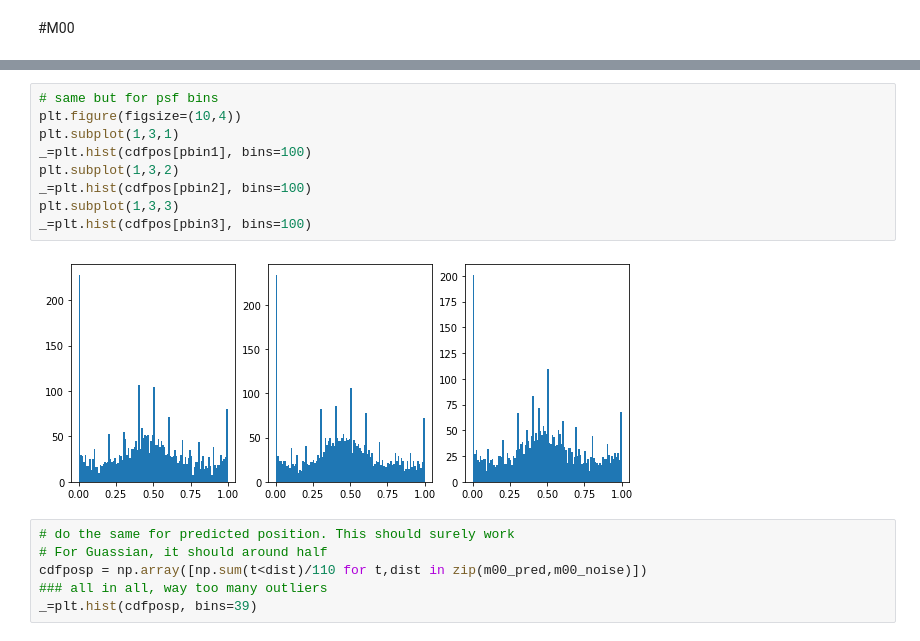
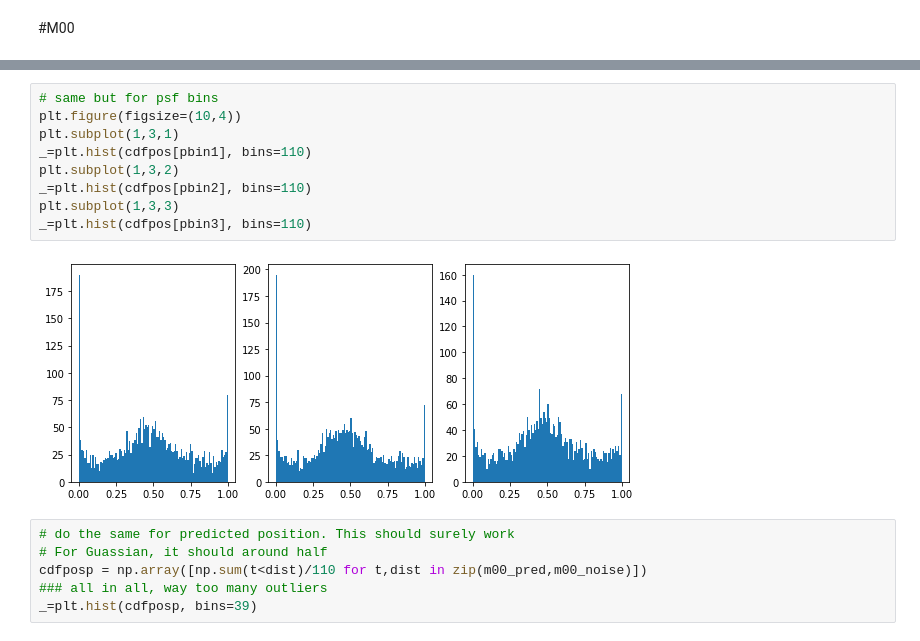
Before and after one commit to hongw579/notebooks, a Jupyter notebook: new_data_dropout_clamp_m10_m01.ipynb, the cells around one changed output, grey strips where cells are left out. Saved outputs shown, nothing was run; the diff lists cells and outputs as text.

```diff
--- a/new_data_dropout_clamp_m10_m01.ipynb
+++ b/new_data_dropout_clamp_m10_m01.ipynb
@@ -241,14 +241,14 @@ _=plt.hist(cdfpos[mbin3], bins=100)
 # %%
 # same but for psf bins
 plt.figure(figsize=(10,4))
 plt.subplot(1,3,1)
-_=plt.hist(cdfpos[pbin1], bins=100)
+_=plt.hist(cdfpos[pbin1], bins=110)
 plt.subplot(1,3,2)
-_=plt.hist(cdfpos[pbin2], bins=100)
+_=plt.hist(cdfpos[pbin2], bins=110)
 plt.subplot(1,3,3)
-_=plt.hist(cdfpos[pbin3], bins=100)
+_=plt.hist(cdfpos[pbin3], bins=110)
 # %% [output]
-[figure, old version]
+[figure, new version]
 # %%
 # do the same for predicted position. This should surely work
 # For Guassian, it should around half
```
Also changed, not shown: parts of 2 cells of this notebook.
